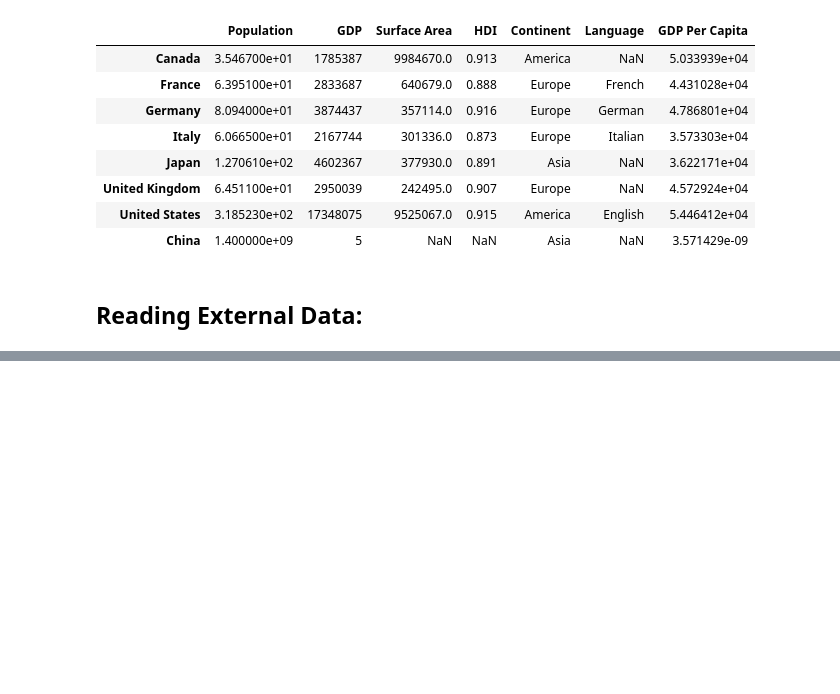
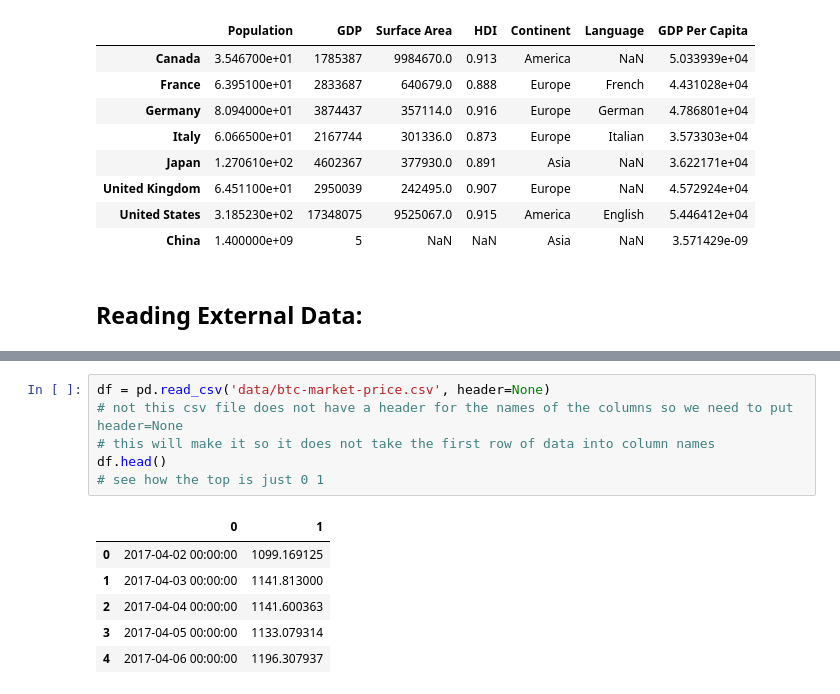
Before and after one commit to c-blomquist/Data-Analysis-Learning, a Jupyter notebook: Pandas_Practice/Pandas_Work.ipynb, the cells around one changed output, grey strips where cells are left out. Drawn from its saved outputs; the diff is of its cells as text; blank space fills up the shorter version.

```diff
--- a/Pandas_Practice/Pandas_Work.ipynb
+++ b/Pandas_Practice/Pandas_Work.ipynb
@@ -453,0 +475,13 @@ population_df
+# %%
+df = pd.read_csv('data/btc-market-price.csv', header=None)
+# not this csv file does not have a header for the names of the columns so we need to put header=None
+# this will make it so it does not take the first row of data into column names
+df.head()
+# see how the top is just 0 1
+# %% [output]
+|  | 0 | 1 |
+| 0 | 2017-04-02 00:00:00 | 1099.169125 |
+| 1 | 2017-04-03 00:00:00 | 1141.813000 |
+| 2 | 2017-04-04 00:00:00 | 1141.600363 |
+| 3 | 2017-04-05 00:00:00 | 1133.079314 |
+| 4 | 2017-04-06 00:00:00 | 1196.307937 |
```
Also changed, not shown: parts of 9 cells of this notebook.
